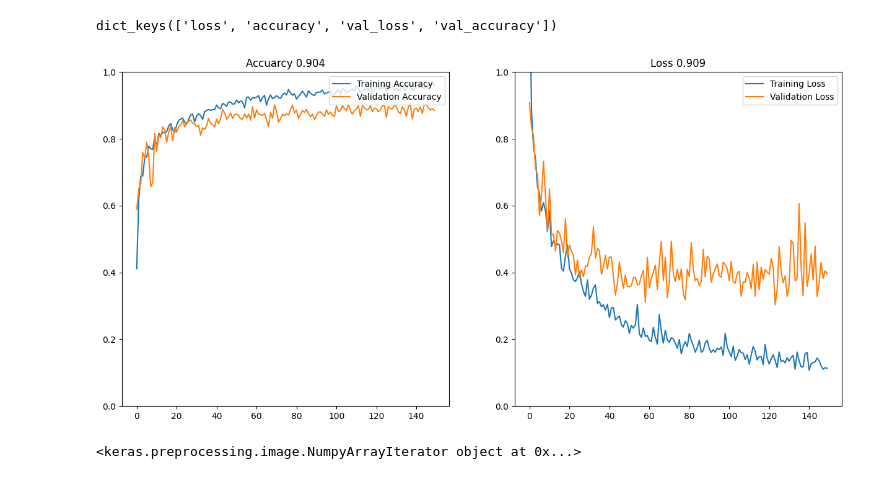
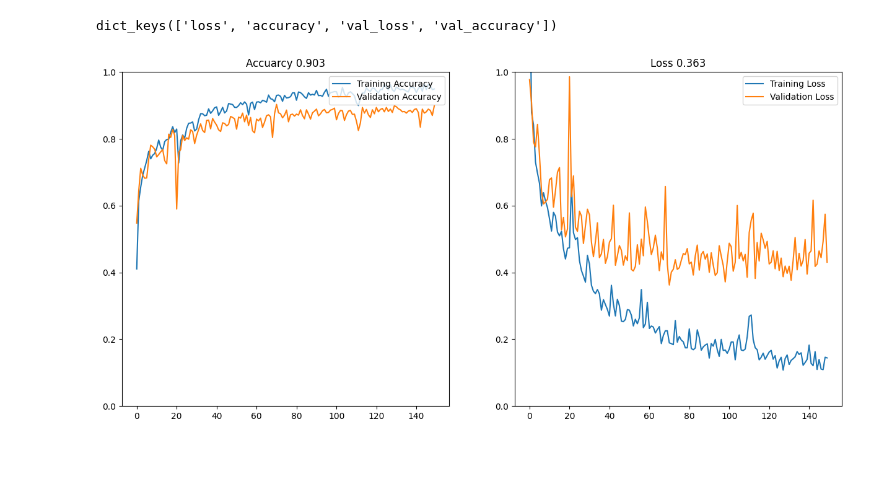
Before and after one commit to elvinelk/HSLU-Computer-Vision-Lab-Student-Version, a Jupyter notebook: 1_gcm.ipynb, the cells around one changed output. Saved outputs shown, nothing was run; the diff lists cells and outputs as text; code cells hidden in the pictures.

Commit message:
model with new test split

```diff
--- a/1_gcm.ipynb
+++ b/1_gcm.ipynb
@@ -201,7 +217,7 @@ train_data_gen = image_gen.flow(x_train, y_train,
 								   shuffle=False,
 								   )
 
-test_data_gen = image_gen.flow(x_test, y_test,
+val_data_gen = image_gen.flow(x_val, y_val,
 									batch_size=32,
 								   # directory=base_dir,
 								   shuffle=False,
@@ -229,7 +247,7 @@ model.add(MaxPooling2D(pool_size=(2, 2)))
 
 model.add(Dropout(0.2))
 model.add(Flatten())
-model.add(Dense(256, activation='relu'))
+model.add(Dense(156, activation='relu'))
 
 model.add(Dense(8, activation='softmax'))
 # %%
@@ -259,9 +277,9 @@ model.compile(optimizer='adam',
 # %%
 EPOCHS = 150
 # %%
-filepath = 'model_gcm2.h5'
+filepath = 'model_gcm3.h5'
 checkpoint = ModelCheckpoint(filepath, monitor='val_accuracy', verbose=1, save_best_only=True, mode='max')
 # %%
-history = model.fit(train_data_gen, batch_size = 32, epochs=EPOCHS, validation_data=test_data_gen,  callbacks=[checkpoint])
+history = model.fit(train_data_gen, batch_size = 32, epochs=EPOCHS, validation_data=val_data_gen,  callbacks=[checkpoint])
 # %% [output]
 Epoch 1/150
@@ -318,29 +316,24 @@ dict_keys(['loss', 'accuracy', 'val_loss', 'val_accuracy'])
 # %%
 acc = history.history['accuracy']
 val_acc = history.history['val_accuracy']
 
 loss = history.history['loss']
 val_loss = history.history['val_loss']
 
 epochs_range = range(EPOCHS)
 
 fig, (ax1, ax2) = plt.subplots(1,2, figsize=(15,7))
 ax1.plot(epochs_range, acc, label='Training Accuracy')
 ax1.plot(epochs_range, val_acc, label='Validation Accuracy')
 ax1.set_title(f'Accuarcy {round(max(val_acc),3)}')
 ax1.legend(loc='upper right')
 ax1.set_ylim((0,1))
 
 ax2.plot(epochs_range, loss, label='Training Loss')
 ax2.plot(epochs_range, val_loss, label='Validation Loss')
-ax2.set_title(f'Loss {round(max(val_loss),3)}')
+ax2.set_title(f'Loss {round(min(val_loss),3)}')
 ax2.legend(loc='upper right')
 ax2.set_ylim((0,1))
 plt.show()
 # %% [output]
-[figure, old version]
+[figure, new version]
-# %%
-
-print(datagen.flow(x_train))
-# %% [output]
-<keras.preprocessing.image.NumpyArrayIterator object at 0x...>
```
Also changed, not shown: parts of 22 cells of this notebook, 1 other file.
